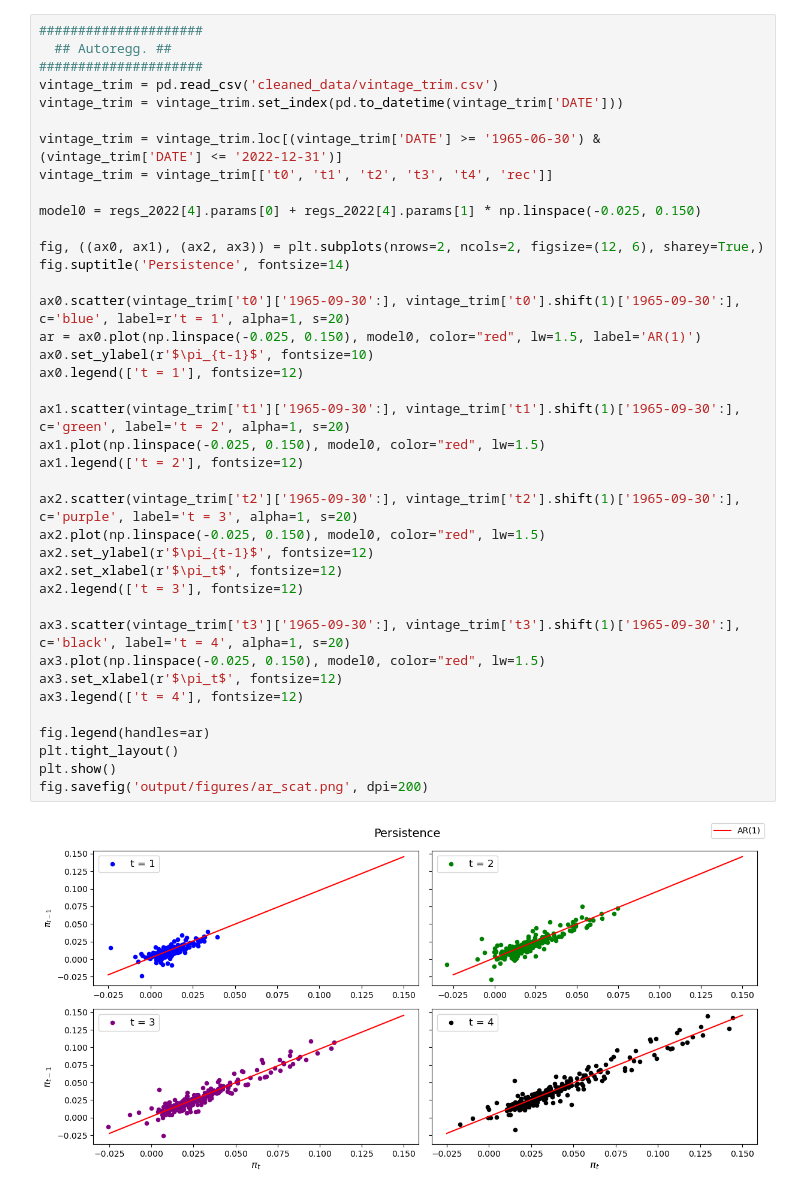
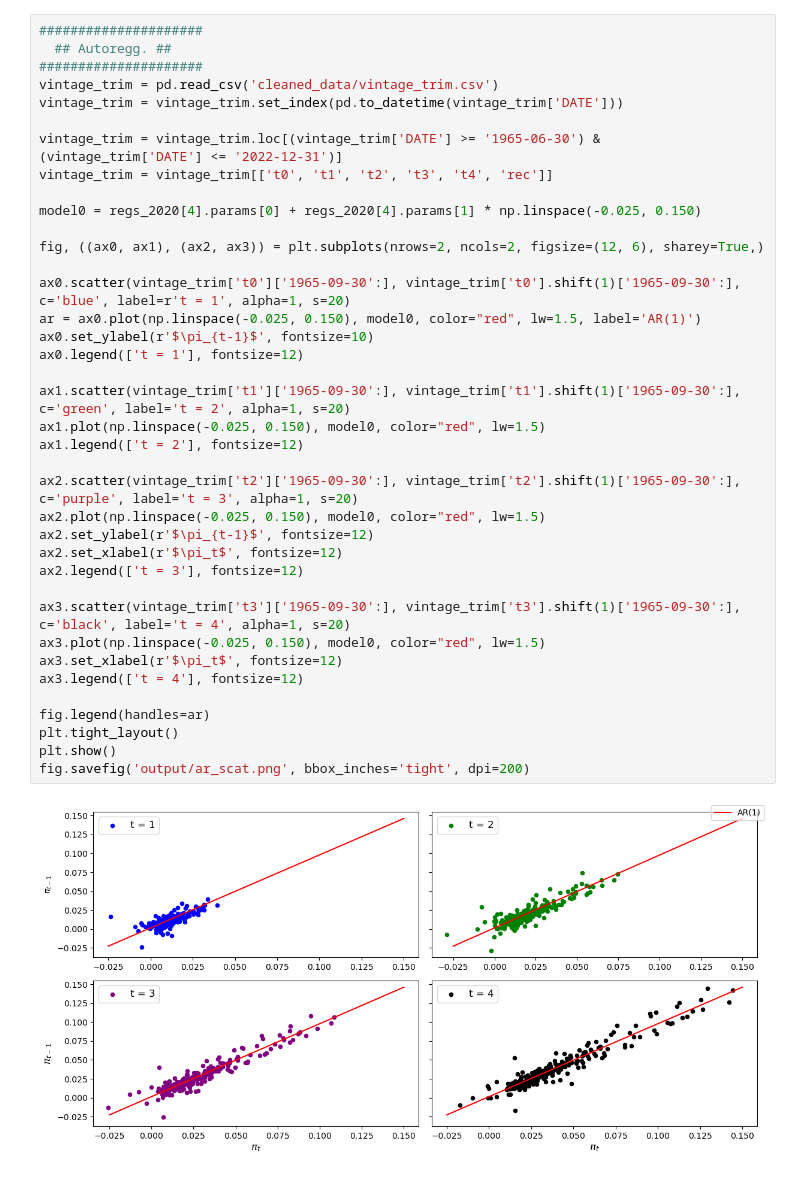
Before and after one commit to calvinmcelvain/expectation_replication, a Jupyter notebook: code/_004plots.ipynb, the cells around one changed output. Drawn from its saved outputs; the diff is of its cells as text.

```diff
--- a/code/_004plots.ipynb
+++ b/code/_004plots.ipynb
@@ -171,37 +119,36 @@ vintage_trim = vintage_trim.set_index(pd.to_datetime(vintage_trim['DATE']))
 vintage_trim = vintage_trim.loc[(vintage_trim['DATE'] >= '1965-06-30') & (vintage_trim['DATE'] <= '2022-12-31')]
 vintage_trim = vintage_trim[['t0', 't1', 't2', 't3', 't4', 'rec']]
 
-model0 = regs_2022[4].params[0] + regs_2022[4].params[1] * np.linspace(-0.025, 0.150)
+model0 = regs_2020[4].params[0] + regs_2020[4].params[1] * np.linspace(-0.025, 0.150)
 
 fig, ((ax0, ax1), (ax2, ax3)) = plt.subplots(nrows=2, ncols=2, figsize=(12, 6), sharey=True,)
-fig.suptitle('Persistence', fontsize=14)
 
 ax0.scatter(vintage_trim['t0']['1965-09-30':], vintage_trim['t0'].shift(1)['1965-09-30':], c='blue', label=r't = 1', alpha=1, s=20)
 ar = ax0.plot(np.linspace(-0.025, 0.150), model0, color="red", lw=1.5, label='AR(1)')
 ax0.set_ylabel(r'$\pi_{t-1}$', fontsize=10)
 ax0.legend(['t = 1'], fontsize=12)
 
 ax1.scatter(vintage_trim['t1']['1965-09-30':], vintage_trim['t1'].shift(1)['1965-09-30':], c='green', label='t = 2', alpha=1, s=20)
 ax1.plot(np.linspace(-0.025, 0.150), model0, color="red", lw=1.5)
 ax1.legend(['t = 2'], fontsize=12)
 
 ax2.scatter(vintage_trim['t2']['1965-09-30':], vintage_trim['t2'].shift(1)['1965-09-30':], c='purple', label='t = 3', alpha=1, s=20)
 ax2.plot(np.linspace(-0.025, 0.150), model0, color="red", lw=1.5)
 ax2.set_ylabel(r'$\pi_{t-1}$', fontsize=12)
 ax2.set_xlabel(r'$\pi_t$', fontsize=12)
 ax2.legend(['t = 3'], fontsize=12)
 
 ax3.scatter(vintage_trim['t3']['1965-09-30':], vintage_trim['t3'].shift(1)['1965-09-30':], c='black', label='t = 4', alpha=1, s=20)
 ax3.plot(np.linspace(-0.025, 0.150), model0, color="red", lw=1.5)
 ax3.set_xlabel(r'$\pi_t$', fontsize=12)
 ax3.legend(['t = 4'], fontsize=12)
 
 fig.legend(handles=ar)
 plt.tight_layout()
 plt.show()
-fig.savefig('output/figures/ar_scat.png', dpi=200)
+fig.savefig('output/ar_scat.png', bbox_inches='tight', dpi=200)
 # %% [output]
-[figure, old version]
+[figure, new version]
 # %%
 #####################
 ## Actuals vs Mean ##
```
Also changed, not shown: parts of 5 cells of this notebook, 48 other files.
